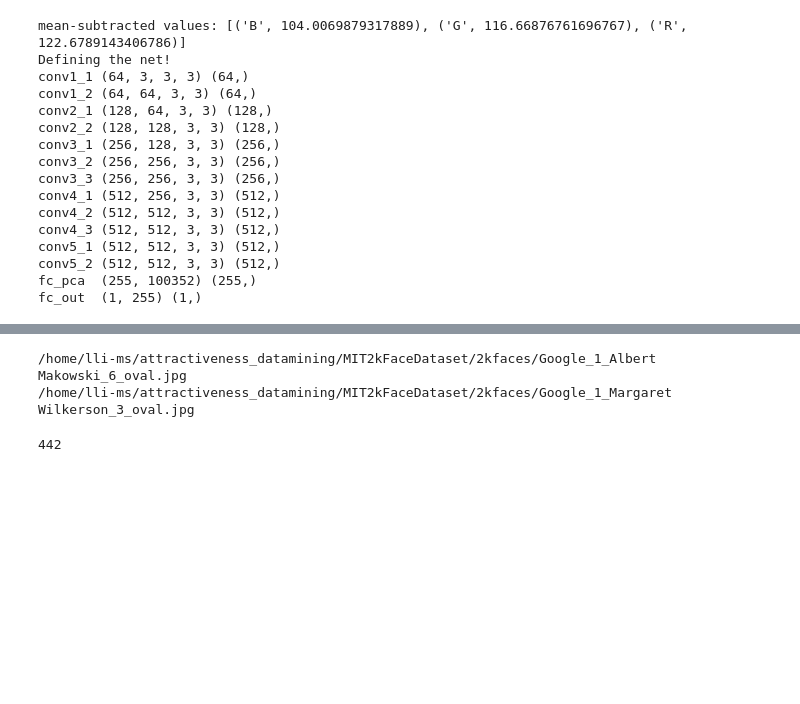
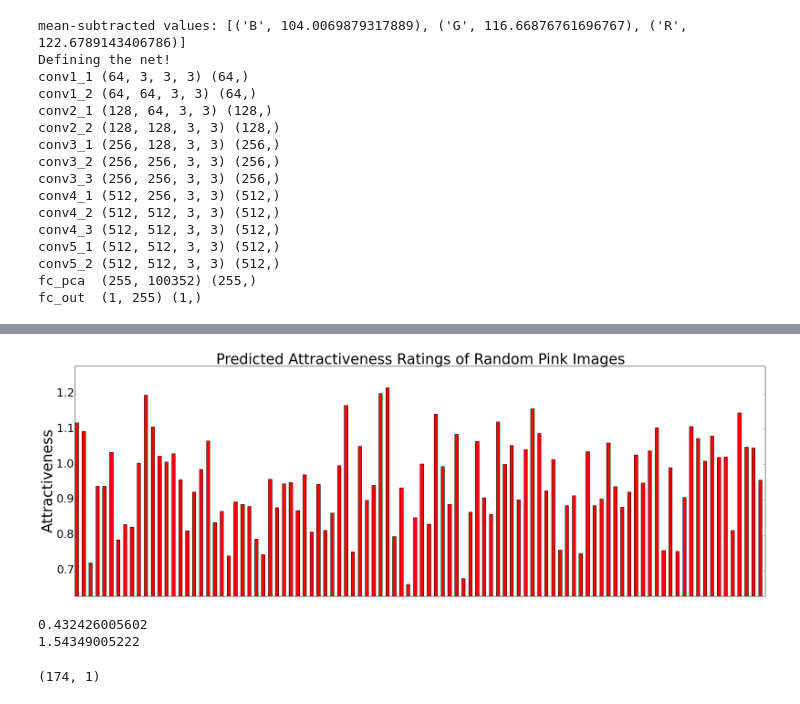
Before and after one commit to amandasongmm/attractiveness_datamining, a Jupyter notebook: linjieCode/neuralNet/neuralNet_performance.ipynb, the cells around one changed output, grey strips where cells are left out. Saved outputs shown, nothing was run; the diff lists cells and outputs as text; code cells hidden in the pictures; blank space fills up the shorter version.

```diff
--- a/linjieCode/neuralNet/neuralNet_performance.ipynb
+++ b/linjieCode/neuralNet/neuralNet_performance.ipynb
@@ -116,14 +232,7 @@ trainIm, trainRating = readFile(train_file)
 # %%
-if MODEL == 'vgg16_attr':
-    imgeReshape = [224,224]
-    featureLayer = 'fc_out'
-if 'fc' in featureLayer:
-    featureNum = net.params[featureLayer][1].data.shape[0]
-else:
-    featureNum = net.blobs[featureLayer].data.flatten().shape[0]/net.blobs[featureLayer].data.shape[0]
-test_predict = np.zeros([len(testIm)])
+pink_predict = np.zeros([len(imList)])
 totalNum = 0
-for img in testIm:
+for img in imList:
     imgName = os.path.basename(img)
     if imgName.endswith(('.jpg','.png')):
         input_image = caffe.io.load_image(img)
@@ -131,10 +240,8 @@ for img in testIm:
         net.blobs['data'].data[...] = transformer.preprocess('data', input_image)
         out = net.forward()
         feat = net.blobs[featureLayer].data
-        test_predict[totalNum] = feat.flatten()
+        pink_predict[totalNum] = feat.flatten()
         #print features[totalNum]
         totalNum +=1
     else:
         print img
-cor = np.corrcoef(testRating, test_predict)
-print cor[0,1]
@@ -168,10 +248,53 @@ sortedRating = [y for (y,x) in sorted(zip(allPredict,allIm))]
-# %%
-print sortedIm[0]
-print sortedIm[-1]
-# %% [output]
-/home/lli-ms/attractiveness_datamining/MIT2kFaceDataset/2kfaces/Google_1_Albert Makowski_6_oval.jpg
-/home/lli-ms/attractiveness_datamining/MIT2kFaceDataset/2kfaces/Google_1_Margaret Wilkerson_3_oval.jpg
-# %%
-len(testIm)
-# %% [output]
-442
+# %%
+def autolabel(rects,ser):
+    # attach some text labels
+    max_label = max(ser)
+    for rect, var in zip(rects, range(len(ser))):
+        height = ser[var]
+        if height > 0:
+            ypos = 1.02*height
+        else:
+            ypos = 1.2*height
+        if height == max_label:
+            ax.text((rect.get_x() + rect.get_width()), ypos,
+                    '(%.5f)' % (height),
+                    ha='center', va='bottom',fontsize = lSize-13)
+
+N = pink_predict[::100].shape[0]
+lSize = 35
+ind = np.arange(N)  # the x locations for the groups
+width = 0.5       # the width of the bars
+
+fig, ax = plt.subplots()
+fig.set_size_inches(30, 10)
+rects1 = ax.bar(ind, np.absolute(pink_predict[::100]), width, color='r')
+
+#add some text for labels, title and axes ticks
+ax.set_ylabel('Attractiveness',fontsize = lSize)
+ax.set_title('Predicted Attractiveness Ratings of Random Pink Images',fontsize = lSize)
+ax.get_xaxis().set_visible(False)
+ymin = 0.95*min(pink_predict[::100])
+ymax = 1.05*max(pink_predict[::100])
+ax.set_ylim([ymin,ymax])
+# ax.set_xticks((ind + width/2)[::10])
+# ax.set_xticklabels(range(1,N+1)[::10],fontsize = lSize-8,rotation=70)
+ax.tick_params(axis='y', labelsize=lSize-8)
+
+#autolabel(rects1,np.absolute(pink_predict[::100]))
+plt.show()
+#fig.savefig('../pink_noise_image/predicted_rating.png')
+
+
+sortedIm = [x for (y,x) in sorted(zip(pink_predict,imList))]
+sortedRating = [y for (y,x) in sorted(zip(pink_predict,imList))]
+# %% [output]
+[figure, added]
+# %%
+print sortedRating[0]
+print sortedRating[-1]
+sortedRating = np.asarray(sortedRating)
+np.argwhere(sortedRating>1.2).shape
+# %% [output]
+0.432426005602
+1.54349005222
+(174, 1)
```
Also changed, not shown: parts of 10 cells of this notebook, 5 other files.
